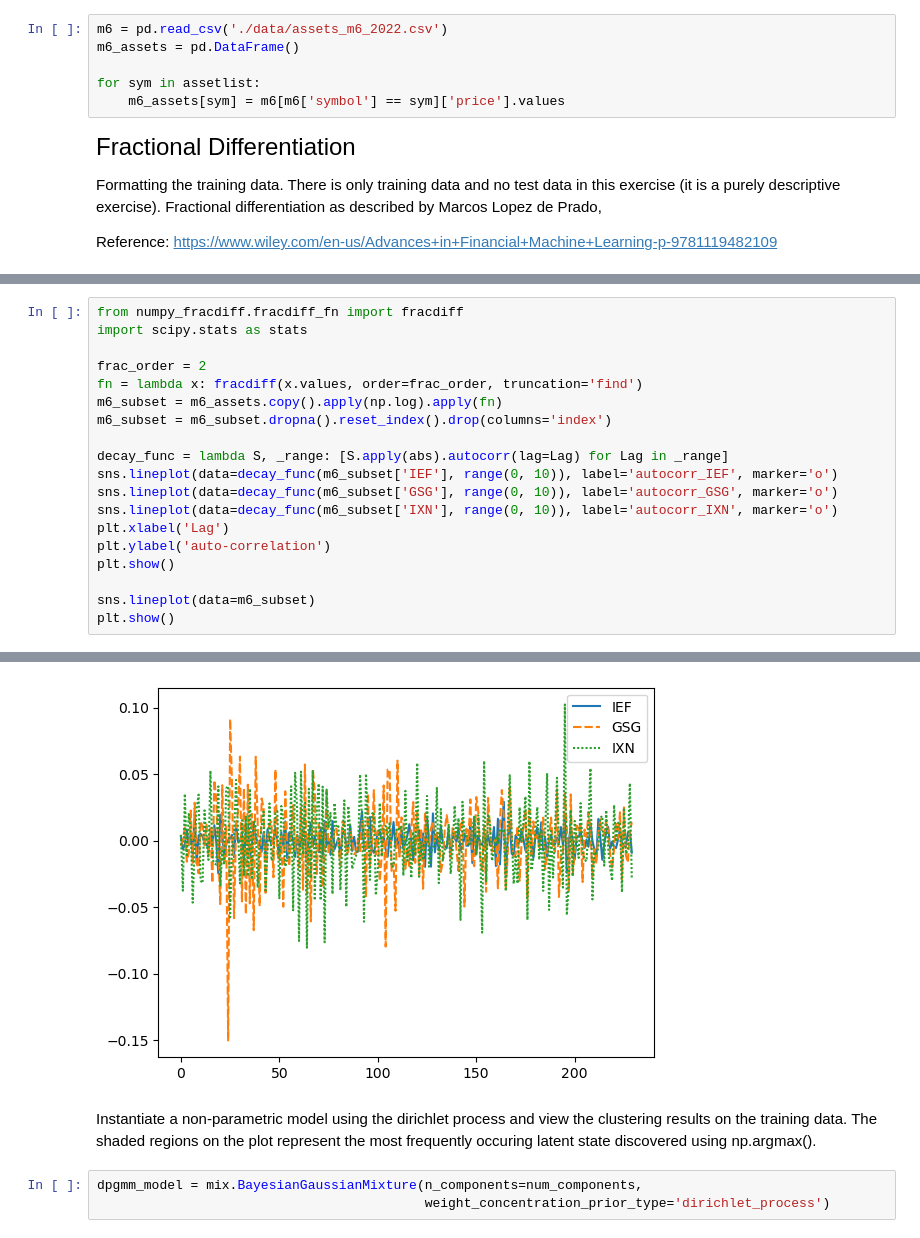
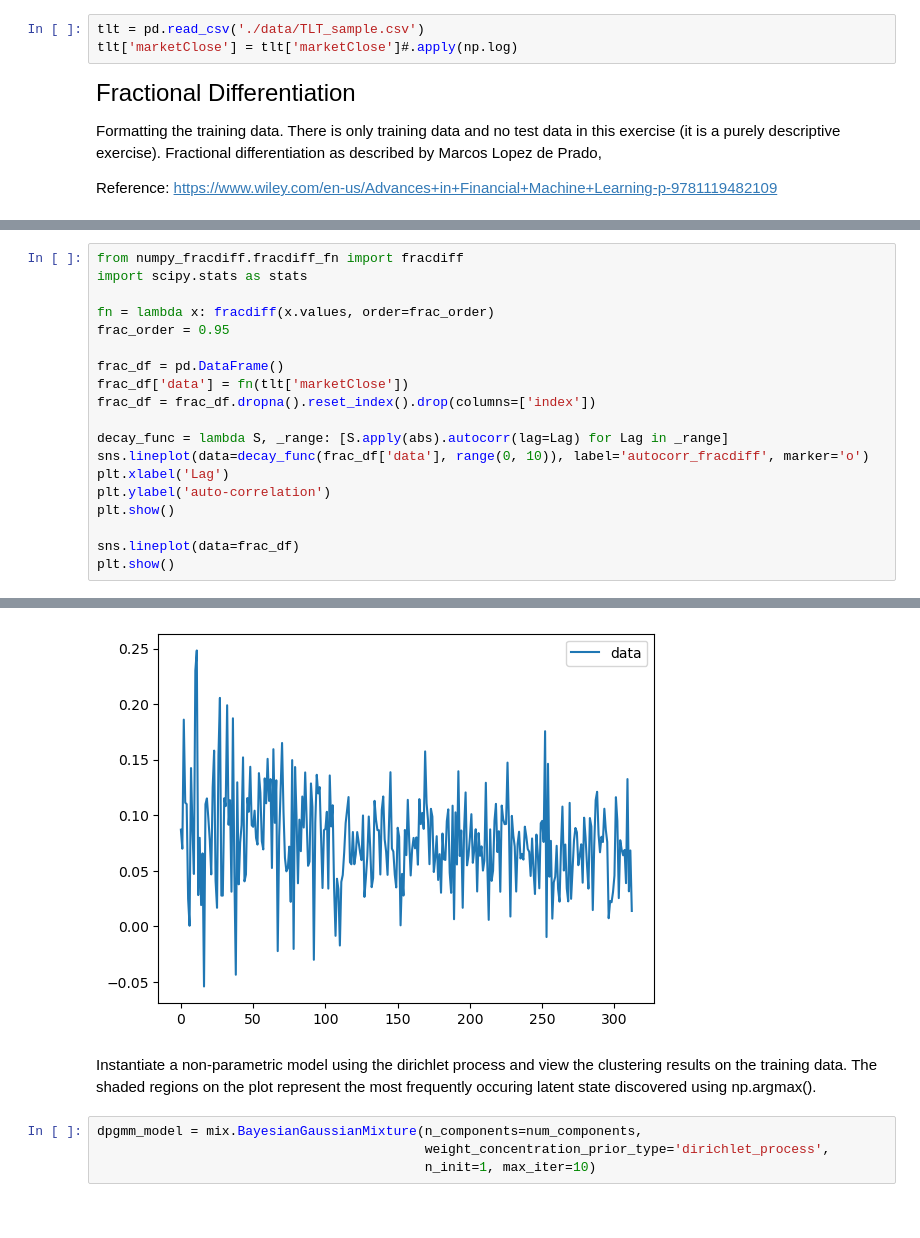
Before and after one commit to regimelab/notebooks, a Jupyter notebook: fractional_differentiation.ipynb, the cells around one changed output, grey strips where cells are left out. Drawn from its saved outputs; the diff is of its cells as text.

```diff
--- a/fractional_differentiation.ipynb
+++ b/fractional_differentiation.ipynb
@@ -47,9 +46,6 @@ Create the subset of assets. We end up with a 3-dimensional multivariate gaussia
 # %%
-m6 = pd.read_csv('./data/assets_m6_2022.csv')
-m6_assets = pd.DataFrame()
-
-for sym in assetlist:
-    m6_assets[sym] = m6[m6['symbol'] == sym]['price'].values
+tlt = pd.read_csv('./data/TLT_sample.csv')
+tlt['marketClose'] = tlt['marketClose']#.apply(np.log)
 # %% [markdown]
 <font size="5">Fractional Differentiation</font>
 
@@ -69,19 +65,19 @@ Note: you may need to restart the kernel to use updated packages.
 from numpy_fracdiff.fracdiff_fn import fracdiff
 import scipy.stats as stats
 
-frac_order = 2
-fn = lambda x: fracdiff(x.values, order=frac_order, truncation='find')
-m6_subset = m6_assets.copy().apply(np.log).apply(fn)
-m6_subset = m6_subset.dropna().reset_index().drop(columns='index')
+fn = lambda x: fracdiff(x.values, order=frac_order)
+frac_order = 0.95
+
+frac_df = pd.DataFrame()
+frac_df['data'] = fn(tlt['marketClose'])
+frac_df = frac_df.dropna().reset_index().drop(columns=['index'])
 
 decay_func = lambda S, _range: [S.apply(abs).autocorr(lag=Lag) for Lag in _range]
-sns.lineplot(data=decay_func(m6_subset['IEF'], range(0, 10)), label='autocorr_IEF', marker='o')
-sns.lineplot(data=decay_func(m6_subset['GSG'], range(0, 10)), label='autocorr_GSG', marker='o')
-sns.lineplot(data=decay_func(m6_subset['IXN'], range(0, 10)), label='autocorr_IXN', marker='o')
+sns.lineplot(data=decay_func(frac_df['data'], range(0, 10)), label='autocorr_fracdiff', marker='o')
 plt.xlabel('Lag')
 plt.ylabel('auto-correlation')
 plt.show()
 
-sns.lineplot(data=m6_subset)
+sns.lineplot(data=frac_df)
 plt.show()
 # %% [output]
@@ -89,7 +85,8 @@ plt.show()
-[figure, old version]
+[figure, new version]
 # %% [markdown]
 Instantiate a non-parametric model using the dirichlet process and view the clustering results on the training data. The shaded regions on the plot represent the most frequently occuring latent state discovered using np.argmax().
 # %%
 dpgmm_model = mix.BayesianGaussianMixture(n_components=num_components,
-                                          weight_concentration_prior_type='dirichlet_process')
+                                          weight_concentration_prior_type='dirichlet_process',
+                                          n_init=1, max_iter=10)
 # %%
```
Also changed, not shown: parts of 8 cells of this notebook.
